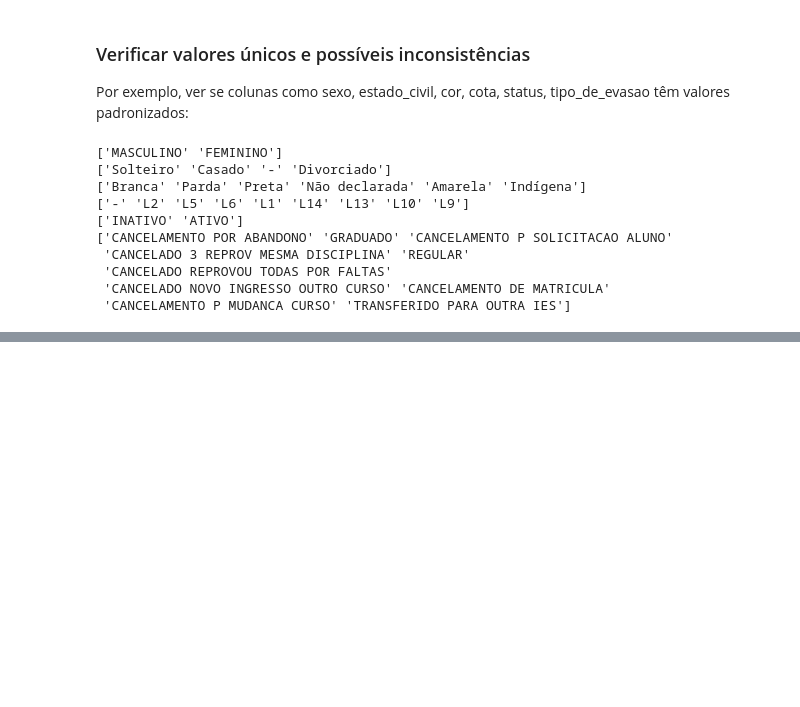
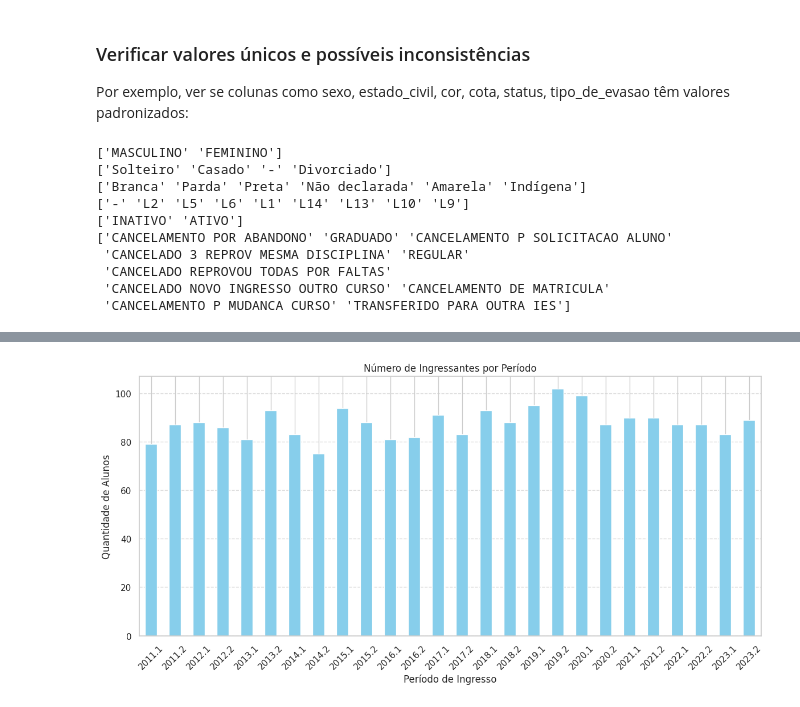
Before and after one commit to DiegoKazadi/ufcg-analise-descritiva, a Jupyter notebook: ufcg-analise-descritiva.ipynb, the cells around one changed output, grey strips where cells are left out. Drawn from its saved outputs; the diff is of its cells as text; code cells hidden in the pictures; blank space fills up the shorter version.

Commit message:
Finalizando questão 1 estatisticas para evasão 1 periodo

```diff
--- a/ufcg-analise-descritiva.ipynb
+++ b/ufcg-analise-descritiva.ipynb
@@ -415,0 +455,3 @@ print(df['tipo_de_evasao'].unique())
+# %%
+df['status'] = df['status'].str.capitalize()
+# Resultado: 'Ativo', 'Inativo'
@@ -415,0 +460,17 @@ print(df['tipo_de_evasao'].unique())
+# %%
+def categorizar_evasao(tipo):
+    if pd.isna(tipo):
+        return pd.NA
+    tipo = tipo.upper()
+    if 'GRADUADO' in tipo:
+        return 'Graduado'
+    elif 'TRANSFERIDO' in tipo:
+        return 'Transferido'
+    elif 'REGULAR' in tipo:
+        return 'Regular'
+    elif 'CANCEL' in tipo:
+        return 'Cancelamento'
+    else:
+        return 'Outro'
+
+df['tipo_de_evasao'] = df['tipo_de_evasao'].apply(categorizar_evasao)
@@ -415,0 +479,3 @@ print(df['tipo_de_evasao'].unique())
+# %%
+tabelas['alunos-final'] = df
+df.head (5)
@@ -415,0 +491,4 @@ print(df['tipo_de_evasao'].unique())
+# %%
+df = tabelas['alunos-final']
+nulos = df.isnull().sum()
+print(nulos[nulos > 0])
@@ -415,0 +549,14 @@ print(df['tipo_de_evasao'].unique())
+# %%
+import matplotlib.pyplot as plt
+
+contagem_ingressos = df['período_de_ingresso'].value_counts().sort_index()
+contagem_ingressos.plot(kind='bar', figsize=(12,6), color='skyblue')
+plt.title('Número de Ingressantes por Período')
+plt.xlabel('Período de Ingresso')
+plt.ylabel('Quantidade de Alunos')
+plt.xticks(rotation=45)
+plt.grid(axis='y', linestyle='--', alpha=0.7)
+plt.tight_layout()
+plt.show()
+# %% [output]
+[figure, added]
```
Also changed, not shown: parts of 42 cells of this notebook.
